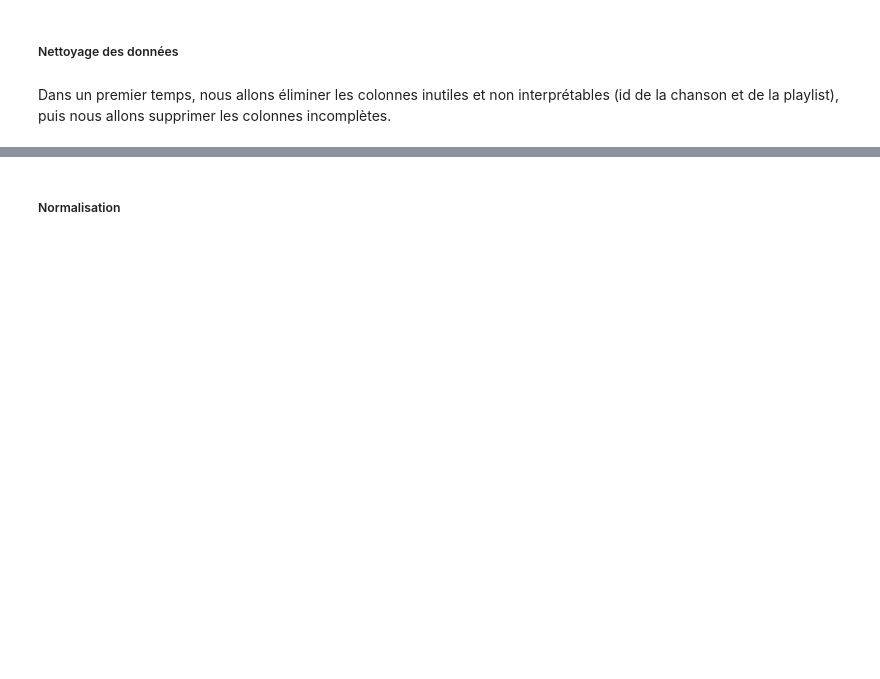
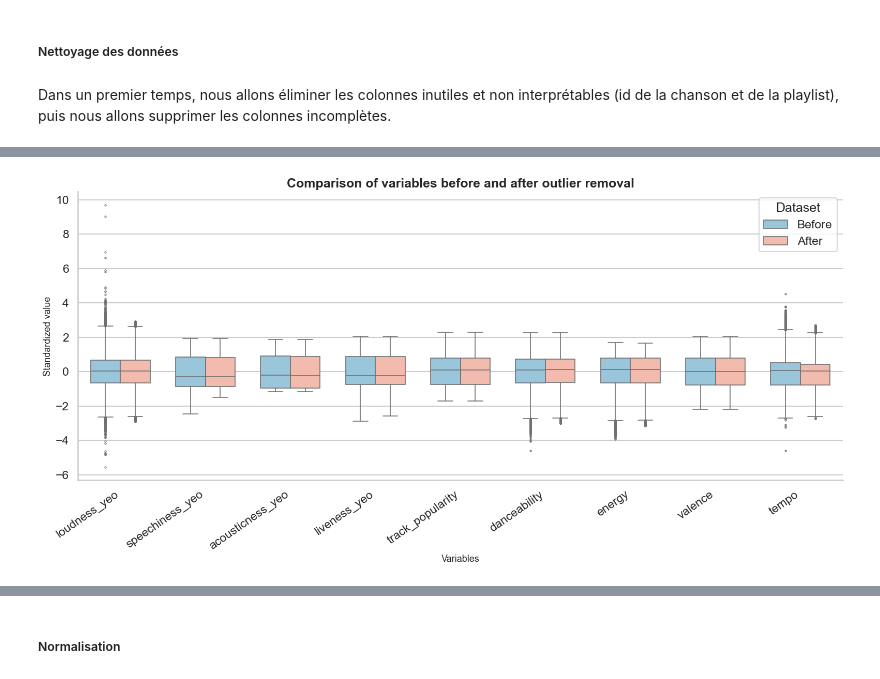
Before and after one commit to InesBafaluy/musique, a Jupyter notebook: rapport_spotify.ipynb, the cells around one changed output, grey strips where cells are left out. Saved outputs shown, nothing was run; the diff lists cells and outputs as text; code cells hidden in the pictures; blank space fills up the shorter version.

```diff
--- a/rapport_spotify.ipynb
+++ b/rapport_spotify.ipynb
@@ -229,0 +480,81 @@ KeyError: "['speechiness', 'acousticness', 'instrumentalness', 'liveness'] not i
+# %%
+## BOXPLOTS
+
+
+# Removing outliers with the IQR method
+k = 1.7
+
+Q1 = data_gauss[var_to_remove_outliers].quantile(0.25)
+Q3 = data_gauss[var_to_remove_outliers].quantile(0.75)
+IQR = Q3 - Q1
+
+lower = Q1 - k * IQR
+upper = Q3 + k * IQR
+
+mask = (
+    (data_gauss[var_to_remove_outliers] >= lower) &
+    (data_gauss[var_to_remove_outliers] <= upper)
+).all(axis=1)
+
+data_without_outliers = data_gauss[mask]
+
+removed_pct = 1 - mask.mean()
+
+
+# Print summary statistics before and after outlier removal
+print("\n=== OUTLIER REMOVAL SUMMARY ===")
+print(f"\nBefore outlier removal: {len(data_gauss)} rows")
+print(f"After outlier removal: {len(data_without_outliers)} rows")
+print(f"Rows removed: {len(data_gauss) - len(data_without_outliers)} ({(len(data_gauss) - len(data_without_outliers))/len(data_gauss)*100:.2f}%)")
+
+
+
+# COMPARISON PLOT
+
+# Long format: before / after
+df_before = data_gauss[var_to_remove_outliers].copy()
+df_before["dataset"] = "Before"
+
+df_after = data_without_outliers[var_to_remove_outliers].copy()
+df_after["dataset"] = "After"
+
+df_comb = pd.concat([df_before, df_after], ignore_index=True)
+
+# standardize for visualization only
+features = var_to_remove_outliers
+scaler = StandardScaler()
+df_comb[features] = scaler.fit_transform(df_comb[features])
+
+# reshape
+df_comb = df_comb.melt(
+    id_vars="dataset",
+    var_name="feature",
+    value_name="value"
+)
+
+sns.set_style("whitegrid")
+sns.set_context("talk")
+
+plt.figure(figsize=(16, 8))
+
+ax = sns.boxplot(
+    data=df_comb,
+    x="feature",
+    y="value",
+    hue="dataset",
+    palette={"Before": "#8ecae6", "After": "#ffb4a2"},
+    width=0.7,
+    linewidth=1.2,
+    fliersize=2
+)
+
+ax.set_title("Comparison of variables before and after outlier removal", fontsize=18, weight="bold")
+ax.set_xlabel("Variables", fontsize=13)
+ax.set_ylabel("Standardized value", fontsize=13)
+
+plt.xticks(rotation=35, ha="right")
+plt.legend(title="Dataset", frameon=True)
+sns.despine()
+plt.tight_layout()
+plt.show()
+# %% [output]
@@ -229,0 +566 @@ KeyError: "['speechiness', 'acousticness', 'instrumentalness', 'liveness'] not i
+[figure, added]
```
Also changed, not shown: parts of 25 cells of this notebook.
